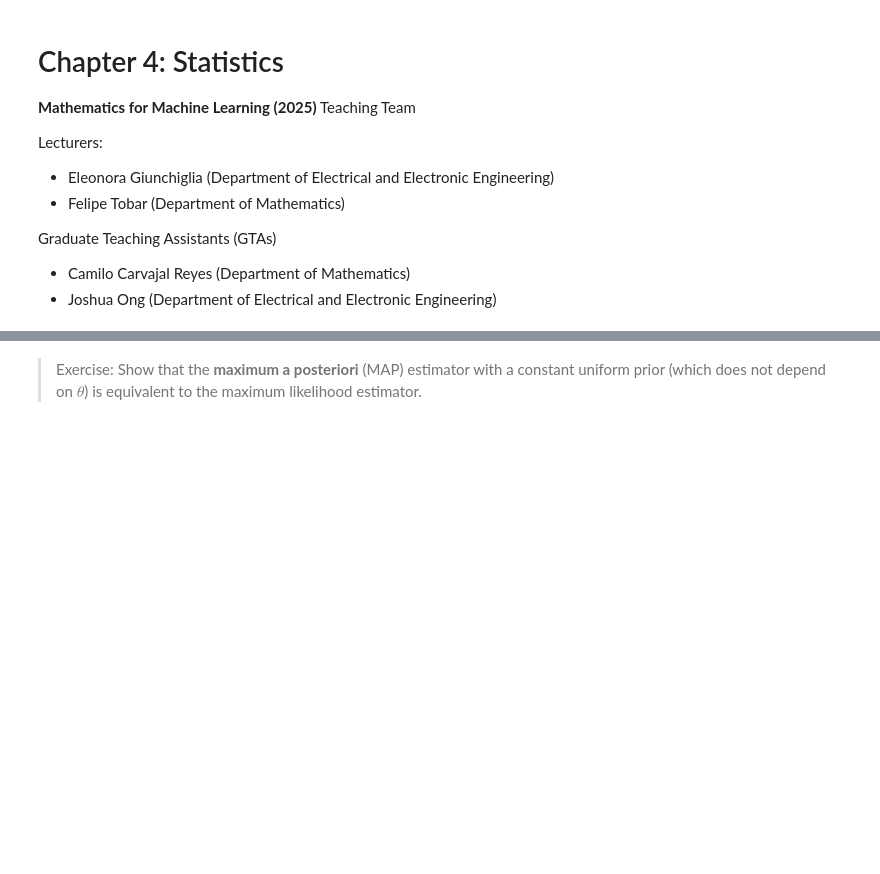
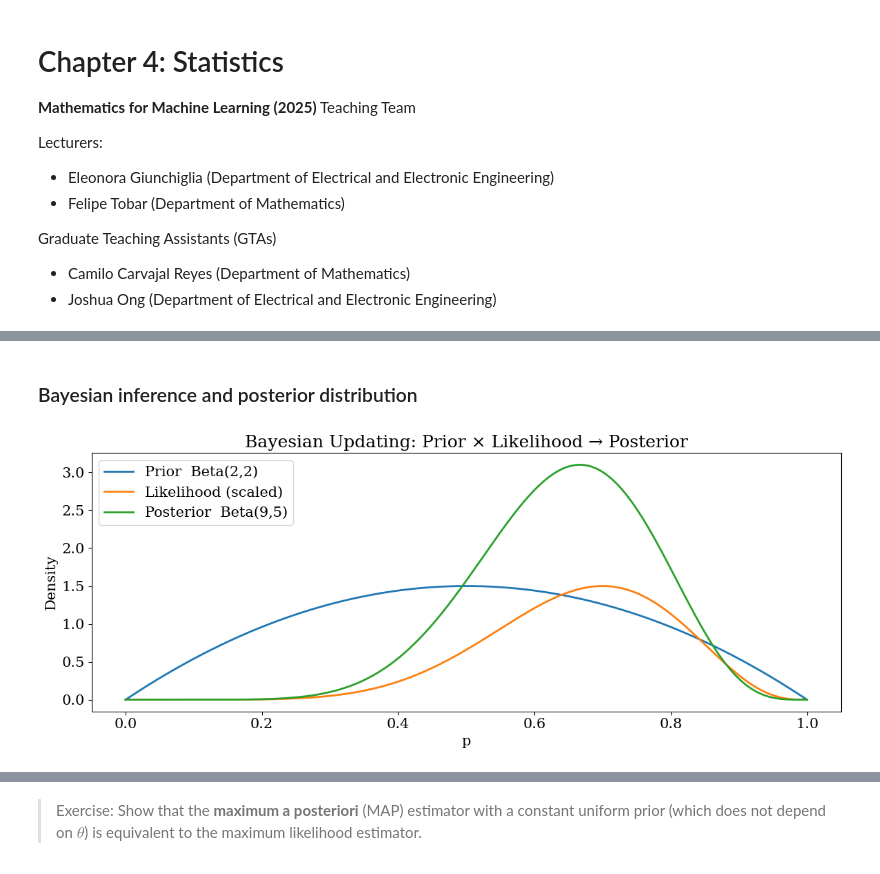
Before and after one commit to felipe-tobar/Maths-for-ML, a Jupyter notebook: tutorials/statistics.ipynb, the cells around one changed output, grey strips where cells are left out. Drawn from its saved outputs; the diff is of its cells as text; code cells hidden in the pictures; blank space fills up the shorter version.

```diff
--- a/tutorials/statistics.ipynb
+++ b/tutorials/statistics.ipynb
@@ -16,2 +51,40 @@ Graduate Teaching Assistants (GTAs)
+# %% [markdown]
+### Bayesian inference and posterior distribution
 # %%
-# prior, likelihood, posterior
+from scipy.stats import beta
+
+# Prior parameters
+alpha, beta_param = 2, 2   # Prior: Beta(2,2)
+
+# Data: k successes out of N
+k, N = 7, 10
+
+# Parameter grid
+p = np.linspace(1e-6, 1-1e-6, 1000)
+
+# Prior
+prior = beta.pdf(p, alpha, beta_param)
+
+# Likelihood (unnormalised)
+likelihood = (p**k) * (1-p)**(N-k)
+
+# Normalise likelihood to plot on same scale
+likelihood_scaled = likelihood / np.max(likelihood) * np.max(prior)
+
+# Posterior: Beta(alpha+k, beta+N-k)
+posterior = beta.pdf(p, alpha + k, beta_param + N - k)
+
+plt.figure(figsize=(12,5))
+plt.plot(p, prior, label=f"Prior  Beta({alpha},{beta_param})", linewidth=2)
+plt.plot(p, likelihood_scaled, label="Likelihood (scaled)", linewidth=2)
+plt.plot(p, posterior, label=f"Posterior  Beta({alpha+k},{beta_param+N-k})", linewidth=2)
+
+plt.title("Bayesian Updating: Prior × Likelihood → Posterior")
+plt.xlabel("p")
+plt.ylabel("Density")
+plt.legend()
+plt.grid(False)
+plt.tight_layout()
+plt.savefig('../img/stats_beta_posterior.pdf',bbox_inches='tight')
+# %% [output]
+[figure, added]
```
Also changed, not shown: parts of 14 cells of this notebook, 11 other files.
